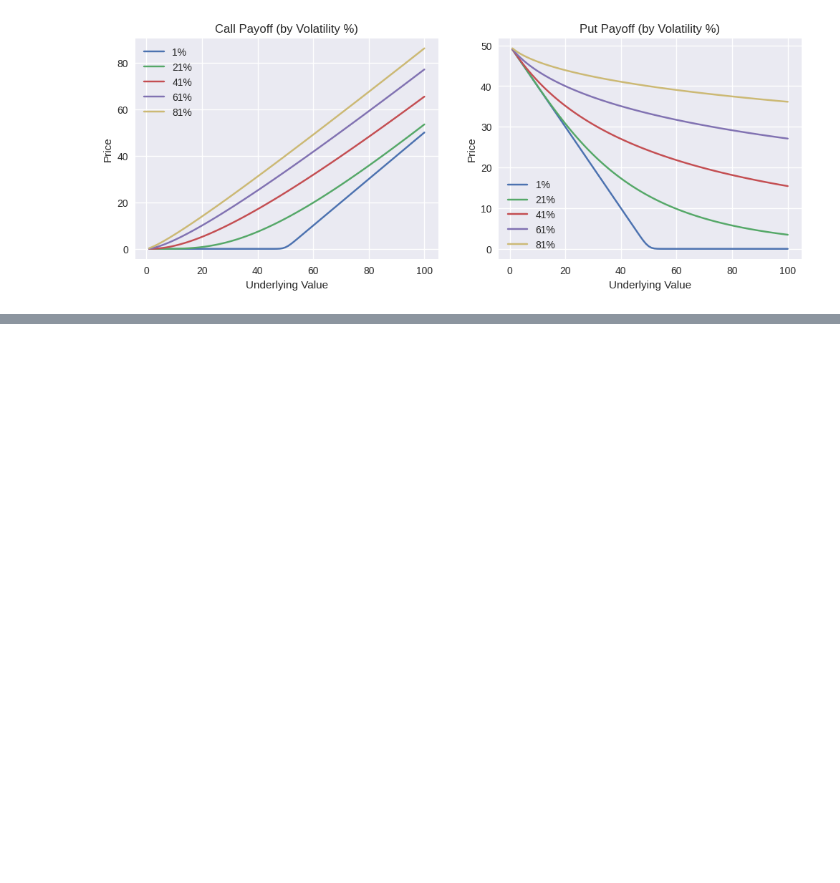
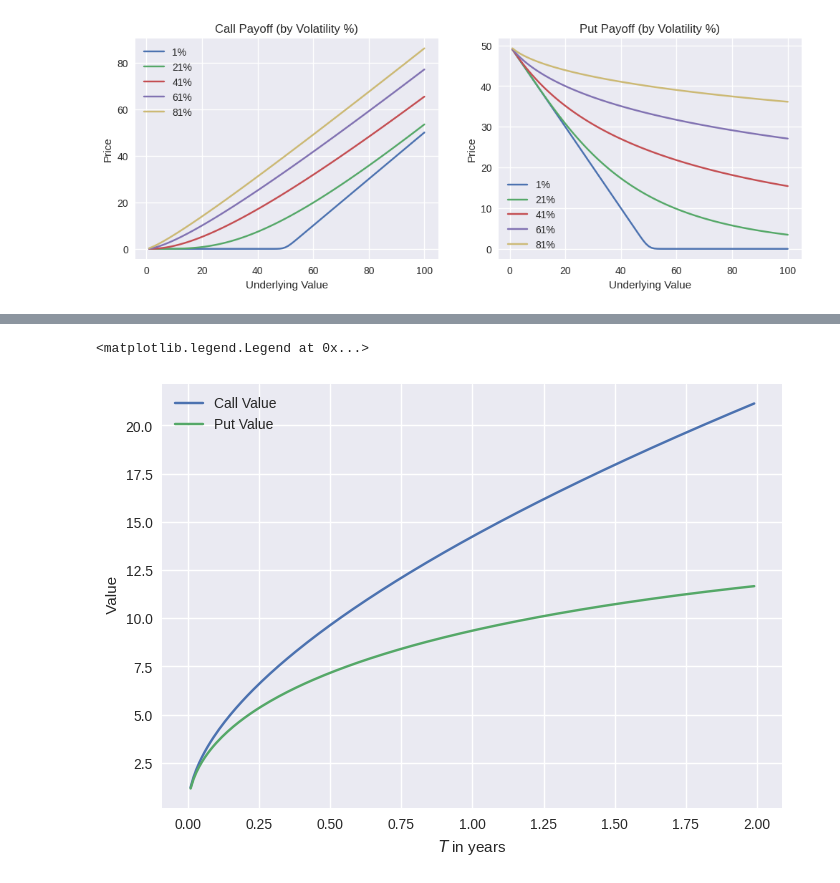
Before and after one commit to Ravindra1972/Anaytics-in-finance-using-Python, a Jupyter notebook: Derivatives_Pricing.ipynb, the cells around one changed output, grey strips where cells are left out. Drawn from its saved outputs; the diff is of its cells as text; code cells hidden in the pictures; blank space fills up the shorter version.

```diff
--- a/Derivatives_Pricing.ipynb
+++ b/Derivatives_Pricing.ipynb
@@ -338,0 +628,18 @@ plt.show()
+# %%
+#Effect of Time on Black-Scholes Price
+K = 100
+r = 0.05
+T = np.arange(0, 2, 0.01)
+sigma = 0.3
+S = 100
+
+calls = [BS_CALL(S, K, t, r, sigma) for t in T]
+puts = [BS_PUT(S, K, t, r, sigma) for t in T]
+plt.plot(T, calls, label='Call Value')
+plt.plot(T, puts, label='Put Value')
+plt.xlabel('$T$ in years')
+plt.ylabel(' Value')
+plt.legend()
+# %% [output]
+<matplotlib.legend.Legend at 0x...>
+[figure, added]
```
Also changed, not shown: parts of 20 cells of this notebook.
